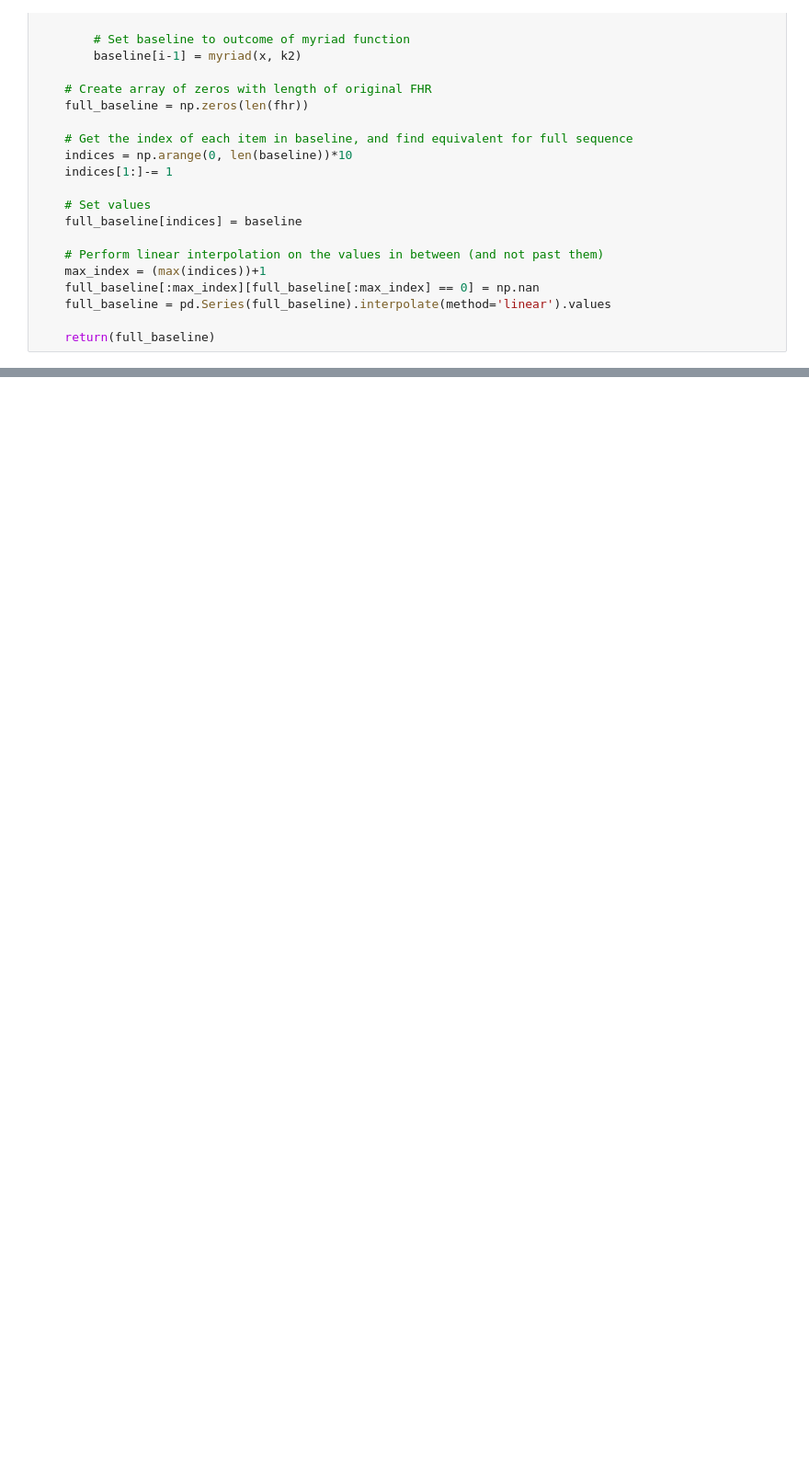
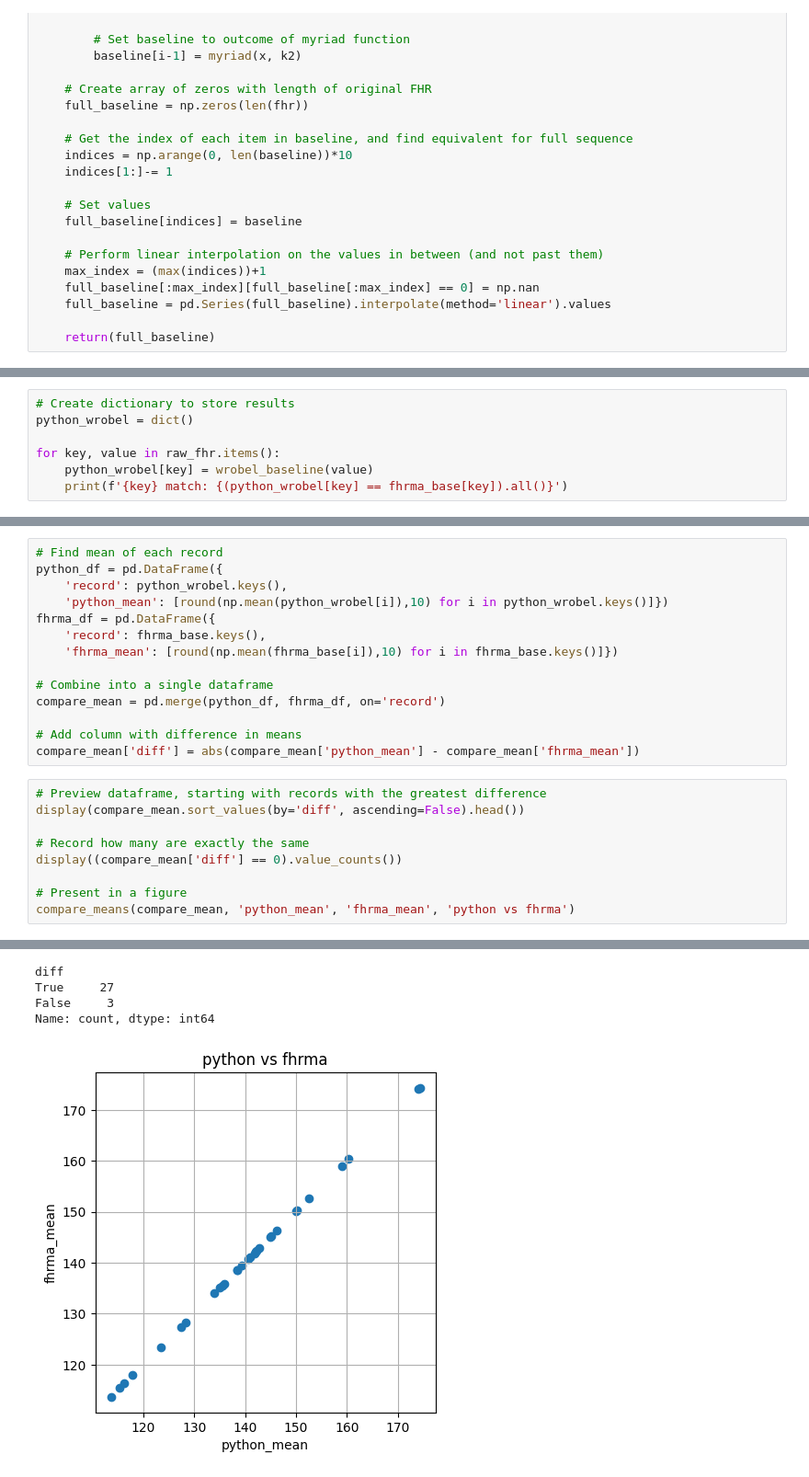
Before and after one commit to birth-outcomes/fhrma_python, a Jupyter notebook: wrobel_2013_baseline.ipynb, the cells around one changed output, grey strips where cells are left out. Shown: that part at 92% size. Cells and saved outputs as stored; diff of their text form; blank space fills up the shorter version.

Commit message:
Run on 30 examples - 27 match, 3 don't

```diff
--- a/wrobel_2013_baseline.ipynb
+++ b/wrobel_2013_baseline.ipynb
@@ -125,0 +113,7 @@ Name: count, dtype: int64
+# %%
+# Create dictionary to store results
+python_wrobel = dict()
+
+for key, value in raw_fhr.items():
+    python_wrobel[key] = wrobel_baseline(value)
+    print(f'{key} match: {(python_wrobel[key] == fhrma_base[key]).all()}')
@@ -125,0 +139,24 @@ Name: count, dtype: int64
+# %%
+# Find mean of each record
+python_df = pd.DataFrame({
+    'record': python_wrobel.keys(),
+    'python_mean': [round(np.mean(python_wrobel[i]),10) for i in python_wrobel.keys()]})
+fhrma_df = pd.DataFrame({
+    'record': fhrma_base.keys(),
+    'fhrma_mean': [round(np.mean(fhrma_base[i]),10) for i in fhrma_base.keys()]})
+
+# Combine into a single dataframe
+compare_mean = pd.merge(python_df, fhrma_df, on='record')
+
+# Add column with difference in means
+compare_mean['diff'] = abs(compare_mean['python_mean'] - compare_mean['fhrma_mean'])
+# %%
+# Preview dataframe, starting with records with the greatest difference
+display(compare_mean.sort_values(by='diff', ascending=False).head())
+
+# Record how many are exactly the same
+display((compare_mean['diff'] == 0).value_counts())
+
+# Present in a figure
+compare_means(compare_mean, 'python_mean', 'fhrma_mean', 'python vs fhrma')
+# %% [output]
@@ -125,0 +169,5 @@ Name: count, dtype: int64
+diff
+True     27
+False     3
+Name: count, dtype: int64
+[figure, added]
```
Also changed, not shown: parts of 7 cells of this notebook.
